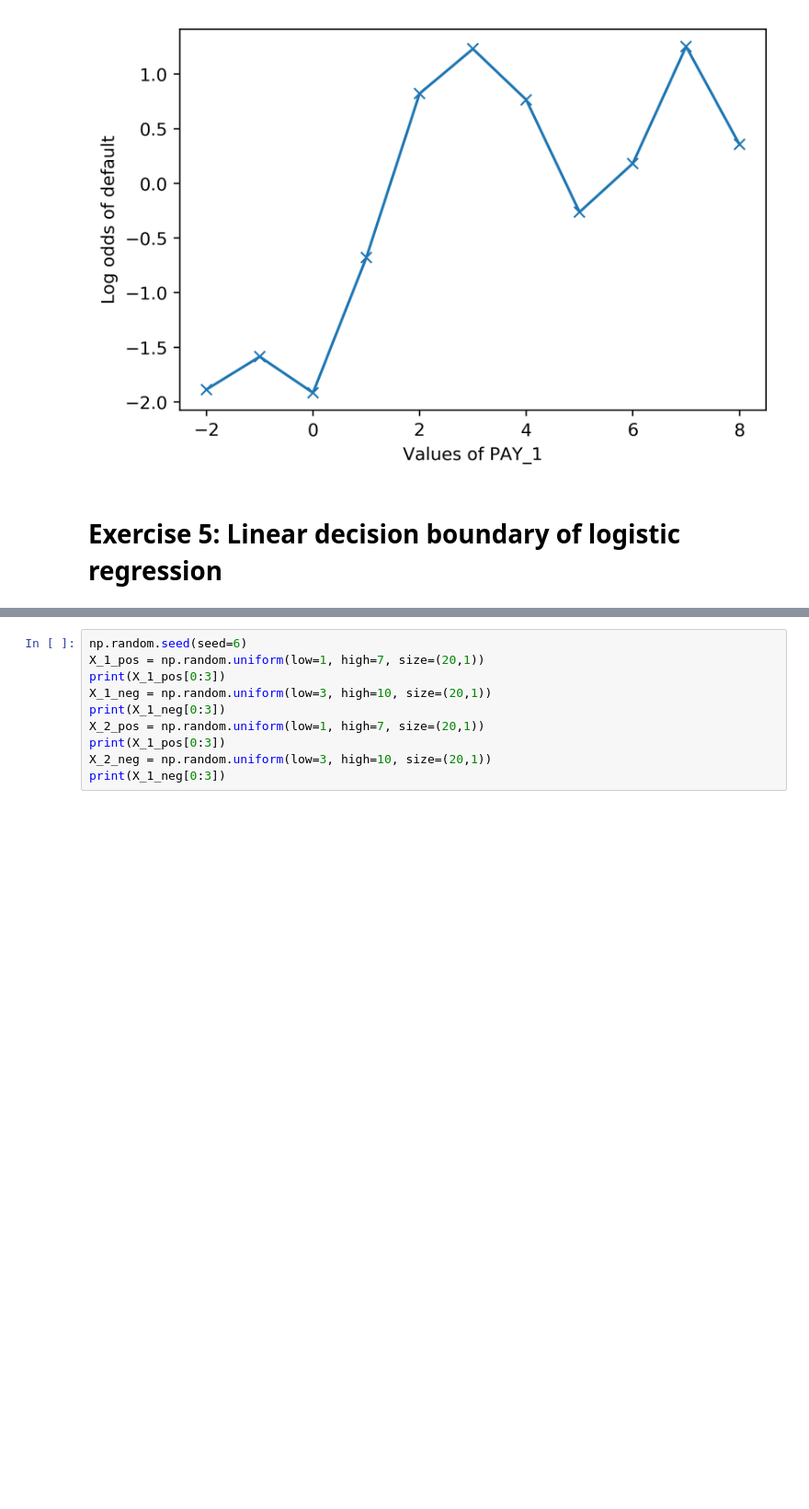
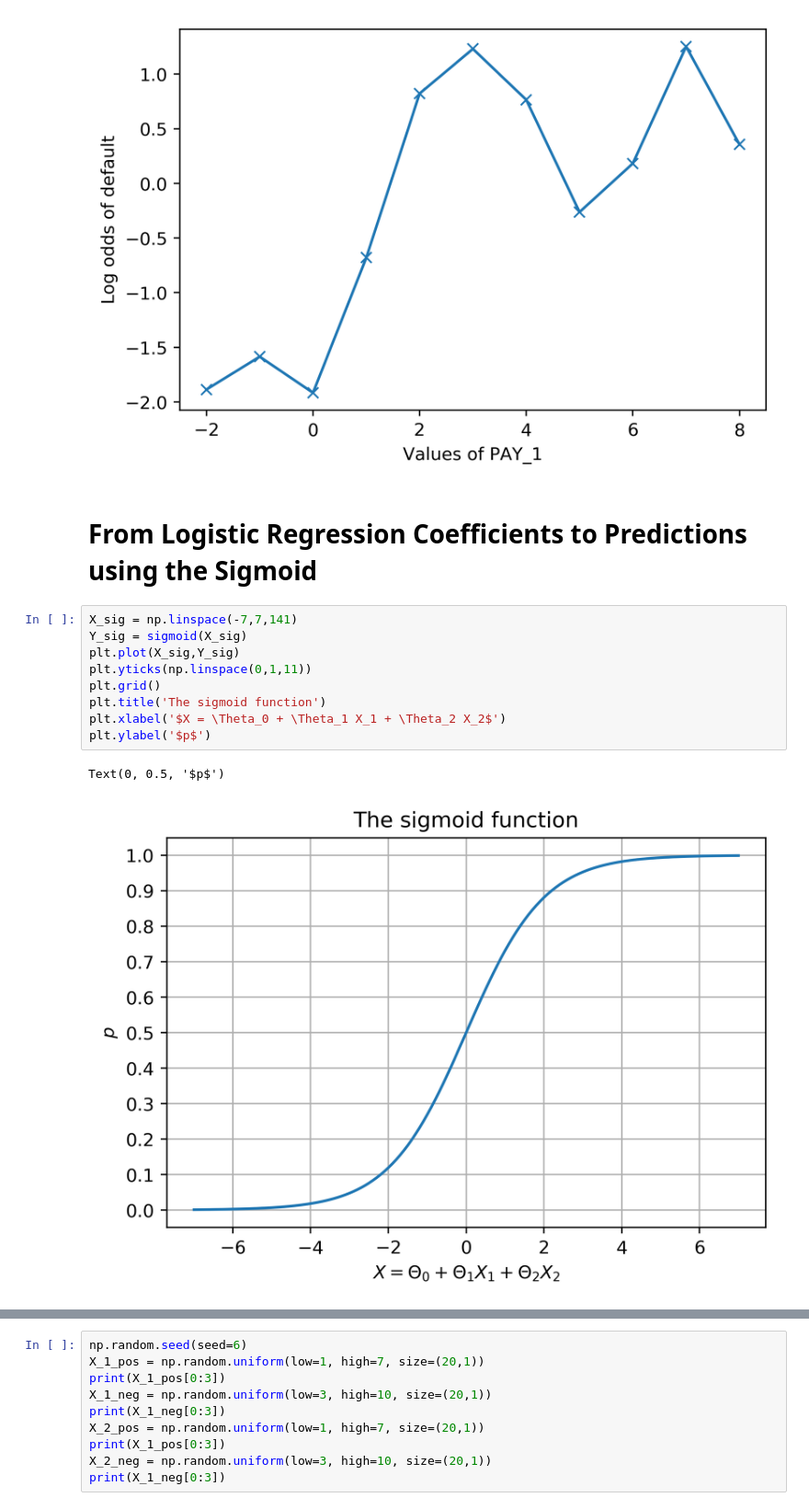
Before and after one commit to TrainingByPackt/Data-Science-Projects-with-Python, a Jupyter notebook: Lesson03/Chapter_3_Case_Study.ipynb, the cells around one changed output, grey strips where cells are left out. Shown at 92% size. Cells and saved outputs as stored; diff of their text form; blank space fills up the shorter version.

```diff
--- a/Lesson03/Chapter_3_Case_Study.ipynb
+++ b/Lesson03/Chapter_3_Case_Study.ipynb
@@ -383,5 +387,17 @@ plt.xlabel('Values of PAY_1')
 # %% [output]
 Text(0.5, 0, 'Values of PAY_1')
 [figure]
-# %% [markdown]
-# Exercise 5: Linear decision boundary of logistic regression
+# %% [markdown]
+# From Logistic Regression Coefficients to Predictions using the Sigmoid
+# %%
+X_sig = np.linspace(-7,7,141)
+Y_sig = sigmoid(X_sig)
+plt.plot(X_sig,Y_sig)
+plt.yticks(np.linspace(0,1,11))
+plt.grid()
+plt.title('The sigmoid function')
+plt.xlabel('$X = \Theta_0 + \Theta_1 X_1 + \Theta_2 X_2$')
+plt.ylabel('$p$')
+# %% [output]
+Text(0, 0.5, '$p$')
+[figure, added]
```
Also changed, not shown: parts of 23 cells of this notebook.
